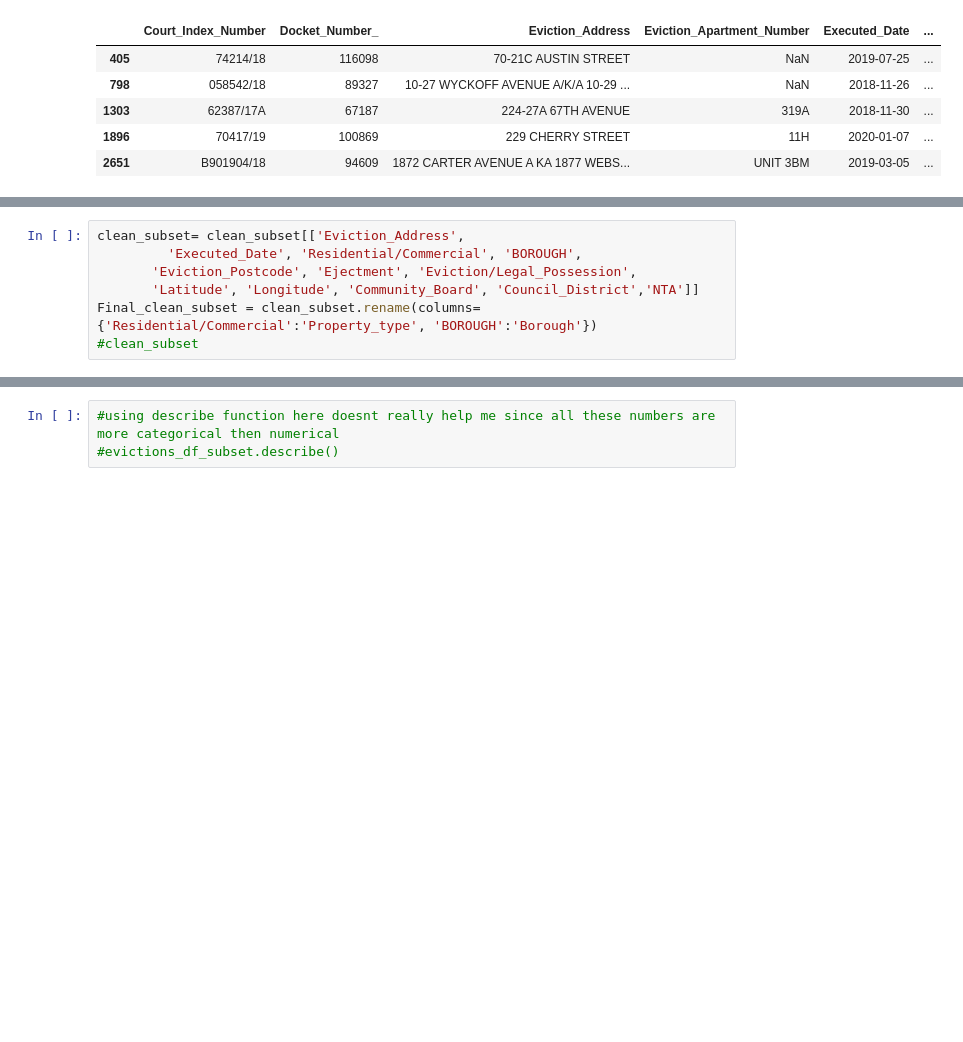
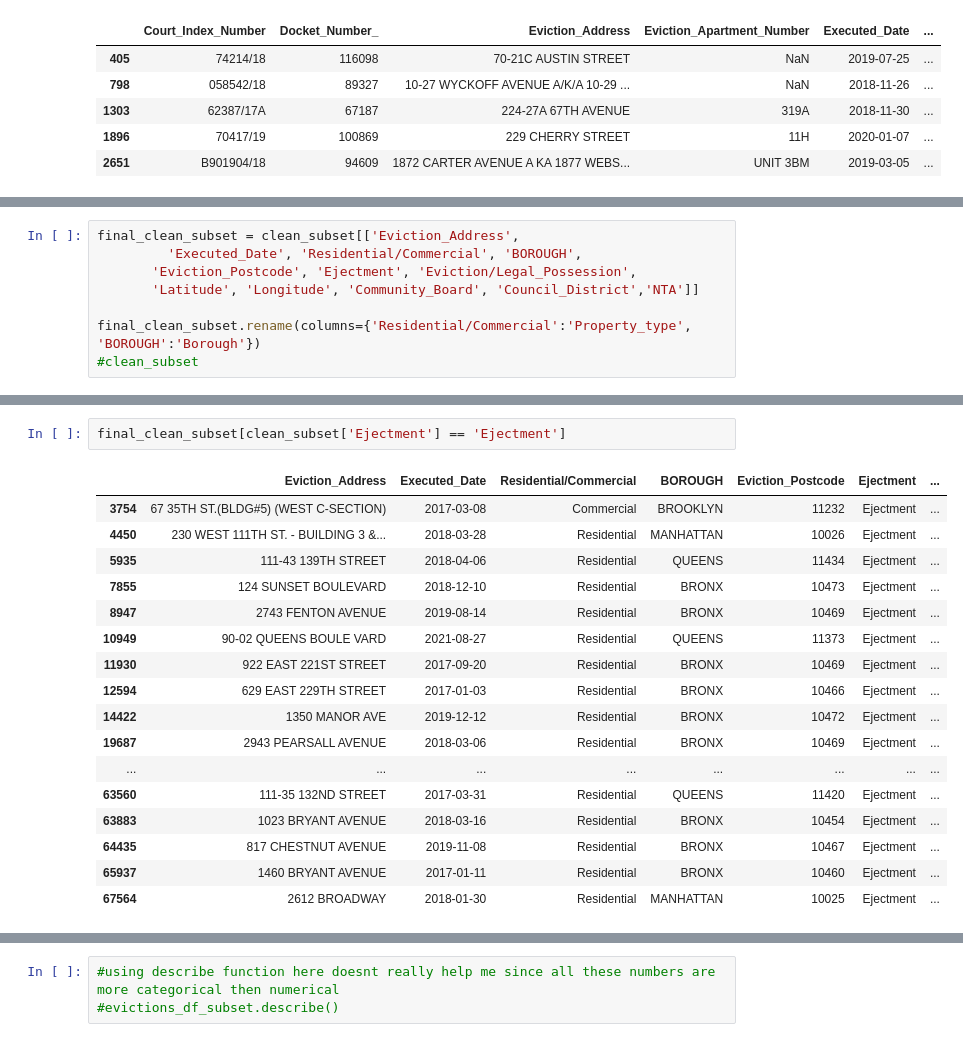
Before and after one commit to mmsouza114/Project01-Evictions, a Jupyter notebook: Exploring-dataset-cleaning .ipynb, the cells around one changed output, grey strips where cells are left out. Cells and saved outputs as stored; diff of their text form; blank space fills up the shorter version.

```diff
--- a/Exploring-dataset-cleaning .ipynb
+++ b/Exploring-dataset-cleaning .ipynb
@@ -235,7 +219,0 @@ clean_subset.loc[(clean_subset['BIN'].isna())
-# %%
-clean_subset= clean_subset[['Eviction_Address',
-         'Executed_Date', 'Residential/Commercial', 'BOROUGH',
-       'Eviction_Postcode', 'Ejectment', 'Eviction/Legal_Possession',
-       'Latitude', 'Longitude', 'Community_Board', 'Council_District','NTA']]
-Final_clean_subset = clean_subset.rename(columns={'Residential/Commercial':'Property_type', 'BOROUGH':'Borough'})
-#clean_subset
@@ -280,0 +231,8 @@ Name: Eviction/Legal_Possession, dtype: int64
+# %%
+final_clean_subset = clean_subset[['Eviction_Address',
+         'Executed_Date', 'Residential/Commercial', 'BOROUGH',
+       'Eviction_Postcode', 'Ejectment', 'Eviction/Legal_Possession',
+       'Latitude', 'Longitude', 'Community_Board', 'Council_District','NTA']]
+
+final_clean_subset.rename(columns={'Residential/Commercial':'Property_type', 'BOROUGH':'Borough'})
+#clean_subset
@@ -280,0 +269,20 @@ Name: Eviction/Legal_Possession, dtype: int64
+# %%
+final_clean_subset[clean_subset['Ejectment'] == 'Ejectment']
+# %% [output]
+|  | Eviction_Address | Executed_Date | Residential/Commercial | BOROUGH | Eviction_Postcode | Ejectment | ... |
+| 3754 | 67 35TH ST.(BLDG#5) (WEST C-SECTION) | 2017-03-08 | Commercial | BROOKLYN | 11232 | Ejectment | ... |
+| 4450 | 230 WEST 111TH ST. - BUILDING 3 &... | 2018-03-28 | Residential | MANHATTAN | 10026 | Ejectment | ... |
+| 5935 | 111-43 139TH STREET | 2018-04-06 | Residential | QUEENS | 11434 | Ejectment | ... |
+| 7855 | 124 SUNSET BOULEVARD | 2018-12-10 | Residential | BRONX | 10473 | Ejectment | ... |
+| 8947 | 2743 FENTON AVENUE | 2019-08-14 | Residential | BRONX | 10469 | Ejectment | ... |
+| 10949 | 90-02 QUEENS BOULE VARD | 2021-08-27 | Residential | QUEENS | 11373 | Ejectment | ... |
+| 11930 | 922 EAST 221ST STREET | 2017-09-20 | Residential | BRONX | 10469 | Ejectment | ... |
+| 12594 | 629 EAST 229TH STREET | 2017-01-03 | Residential | BRONX | 10466 | Ejectment | ... |
+| 14422 | 1350 MANOR AVE | 2019-12-12 | Residential | BRONX | 10472 | Ejectment | ... |
+| 19687 | 2943 PEARSALL AVENUE | 2018-03-06 | Residential | BRONX | 10469 | Ejectment | ... |
+| ... | ... | ... | ... | ... | ... | ... | ... |
+| 63560 | 111-35 132ND STREET | 2017-03-31 | Residential | QUEENS | 11420 | Ejectment | ... |
+| 63883 | 1023 BRYANT AVENUE | 2018-03-16 | Residential | BRONX | 10454 | Ejectment | ... |
+| 64435 | 817 CHESTNUT AVENUE | 2019-11-08 | Residential | BRONX | 10467 | Ejectment | ... |
+| 65937 | 1460 BRYANT AVENUE | 2017-01-11 | Residential | BRONX | 10460 | Ejectment | ... |
+| 67564 | 2612 BROADWAY | 2018-01-30 | Residential | MANHATTAN | 10025 | Ejectment | ... |
```
Also changed, not shown: parts of 15 cells of this notebook.
